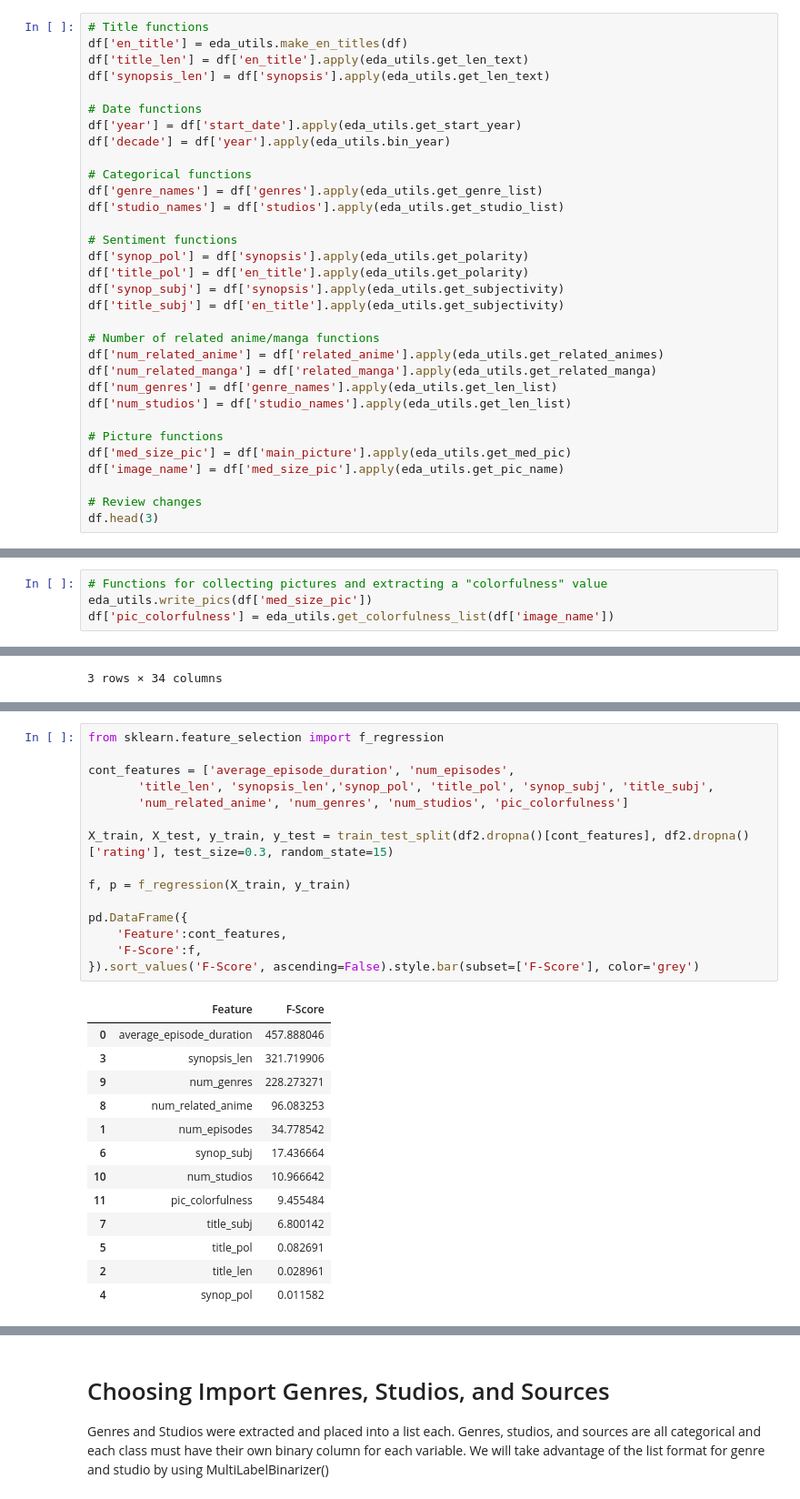
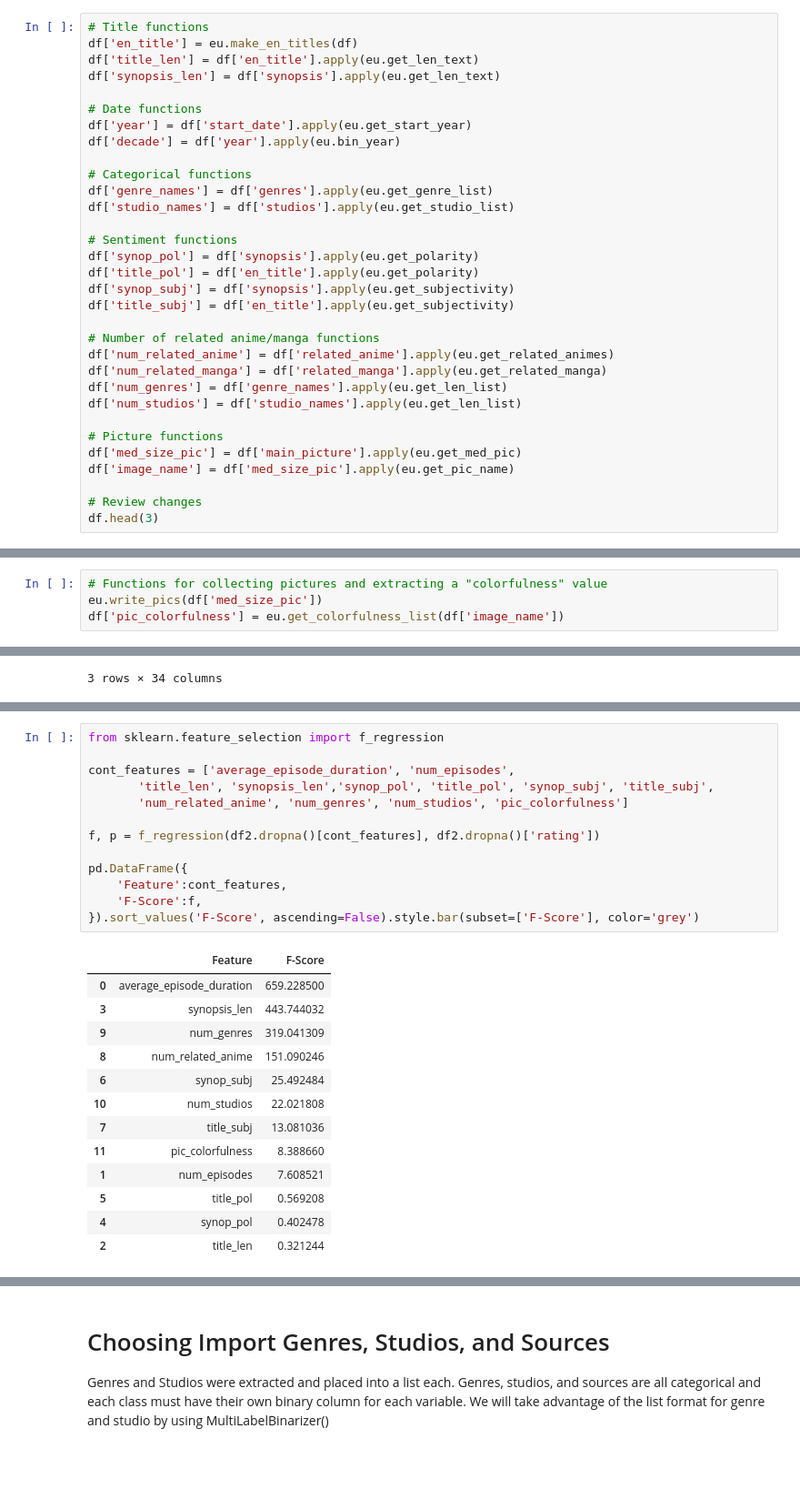
Before and after one commit to bgallamoza/MAL_Rating_Regression, a Jupyter notebook: EDA.ipynb, the cells around one changed output, grey strips where cells are left out. Shown at 91% size. Drawn from its saved outputs; the diff is of its cells as text; blank space fills up the shorter version.

```diff
--- a/EDA.ipynb
+++ b/EDA.ipynb
@@ -50,32 +50,32 @@ import server.eda_utils as eda_utils
 # %%
 # Title functions
-df['en_title'] = eda_utils.make_en_titles(df)
-df['title_len'] = df['en_title'].apply(eda_utils.get_len_text)
-df['synopsis_len'] = df['synopsis'].apply(eda_utils.get_len_text)
+df['en_title'] = eu.make_en_titles(df)
+df['title_len'] = df['en_title'].apply(eu.get_len_text)
+df['synopsis_len'] = df['synopsis'].apply(eu.get_len_text)
 
 # Date functions
-df['year'] = df['start_date'].apply(eda_utils.get_start_year)
-df['decade'] = df['year'].apply(eda_utils.bin_year)
+df['year'] = df['start_date'].apply(eu.get_start_year)
+df['decade'] = df['year'].apply(eu.bin_year)
 
 # Categorical functions
-df['genre_names'] = df['genres'].apply(eda_utils.get_genre_list)
-df['studio_names'] = df['studios'].apply(eda_utils.get_studio_list)
+df['genre_names'] = df['genres'].apply(eu.get_genre_list)
+df['studio_names'] = df['studios'].apply(eu.get_studio_list)
 
 # Sentiment functions
-df['synop_pol'] = df['synopsis'].apply(eda_utils.get_polarity)
-df['title_pol'] = df['en_title'].apply(eda_utils.get_polarity)
-df['synop_subj'] = df['synopsis'].apply(eda_utils.get_subjectivity)
-df['title_subj'] = df['en_title'].apply(eda_utils.get_subjectivity)
+df['synop_pol'] = df['synopsis'].apply(eu.get_polarity)
+df['title_pol'] = df['en_title'].apply(eu.get_polarity)
+df['synop_subj'] = df['synopsis'].apply(eu.get_subjectivity)
+df['title_subj'] = df['en_title'].apply(eu.get_subjectivity)
 
 # Number of related anime/manga functions
-df['num_related_anime'] = df['related_anime'].apply(eda_utils.get_related_animes)
-df['num_related_manga'] = df['related_manga'].apply(eda_utils.get_related_manga)
-df['num_genres'] = df['genre_names'].apply(eda_utils.get_len_list)
-df['num_studios'] = df['studio_names'].apply(eda_utils.get_len_list)
+df['num_related_anime'] = df['related_anime'].apply(eu.get_related_animes)
+df['num_related_manga'] = df['related_manga'].apply(eu.get_related_manga)
+df['num_genres'] = df['genre_names'].apply(eu.get_len_list)
+df['num_studios'] = df['studio_names'].apply(eu.get_len_list)
 
 # Picture functions
-df['med_size_pic'] = df['main_picture'].apply(eda_utils.get_med_pic)
-df['image_name'] = df['med_size_pic'].apply(eda_utils.get_pic_name)
+df['med_size_pic'] = df['main_picture'].apply(eu.get_med_pic)
+df['image_name'] = df['med_size_pic'].apply(eu.get_pic_name)
 
 # Review changes
 df.head(3)
@@ -87,8 +87,8 @@ df.head(3)
 3 rows × 33 columns
 # %%
 # Functions for collecting pictures and extracting a "colorfulness" value
-eda_utils.write_pics(df['med_size_pic'])
-df['pic_colorfulness'] = eda_utils.get_colorfulness_list(df['image_name'])
+eu.write_pics(df['med_size_pic'])
+df['pic_colorfulness'] = eu.get_colorfulness_list(df['image_name'])
 # %% [output]
 96541.jpg exists! Moving to next anime...
 100633.jpg exists! Moving to next anime...
@@ -262,30 +256,28 @@ Where P(x) is the probability of X taking on a specific value, as for P(y). P(x,
 # %%
 from sklearn.feature_selection import f_regression
 
 cont_features = ['average_episode_duration', 'num_episodes',
        'title_len', 'synopsis_len','synop_pol', 'title_pol', 'synop_subj', 'title_subj',
        'num_related_anime', 'num_genres', 'num_studios', 'pic_colorfulness']
 
-X_train, X_test, y_train, y_test = train_test_split(df2.dropna()[cont_features], df2.dropna()['rating'], test_size=0.3, random_state=15)
-
-f, p = f_regression(X_train, y_train)
+f, p = f_regression(df2.dropna()[cont_features], df2.dropna()['rating'])
 
 pd.DataFrame({
     'Feature':cont_features,
     'F-Score':f,
 }).sort_values('F-Score', ascending=False).style.bar(subset=['F-Score'], color='grey')
 # %% [output]
 |  | Feature | F-Score |
-| 0 | average_episode_duration | 457.888046 |
-| 3 | synopsis_len | 321.719906 |
-| 9 | num_genres | 228.273271 |
-| 8 | num_related_anime | 96.083253 |
-| 1 | num_episodes | 34.778542 |
-| 6 | synop_subj | 17.436664 |
-| 10 | num_studios | 10.966642 |
-| 11 | pic_colorfulness | 9.455484 |
-| 7 | title_subj | 6.800142 |
-| 5 | title_pol | 0.082691 |
-| 2 | title_len | 0.028961 |
-| 4 | synop_pol | 0.011582 |
+| 0 | average_episode_duration | 659.228500 |
+| 3 | synopsis_len | 443.744032 |
+| 9 | num_genres | 319.041309 |
+| 8 | num_related_anime | 151.090246 |
+| 6 | synop_subj | 25.492484 |
+| 10 | num_studios | 22.021808 |
+| 7 | title_subj | 13.081036 |
+| 11 | pic_colorfulness | 8.388660 |
+| 1 | num_episodes | 7.608521 |
+| 5 | title_pol | 0.569208 |
+| 4 | synop_pol | 0.402478 |
+| 2 | title_len | 0.321244 |
 # %% [markdown]
```
Also changed, not shown: parts of 9 cells of this notebook, 20 other files.
